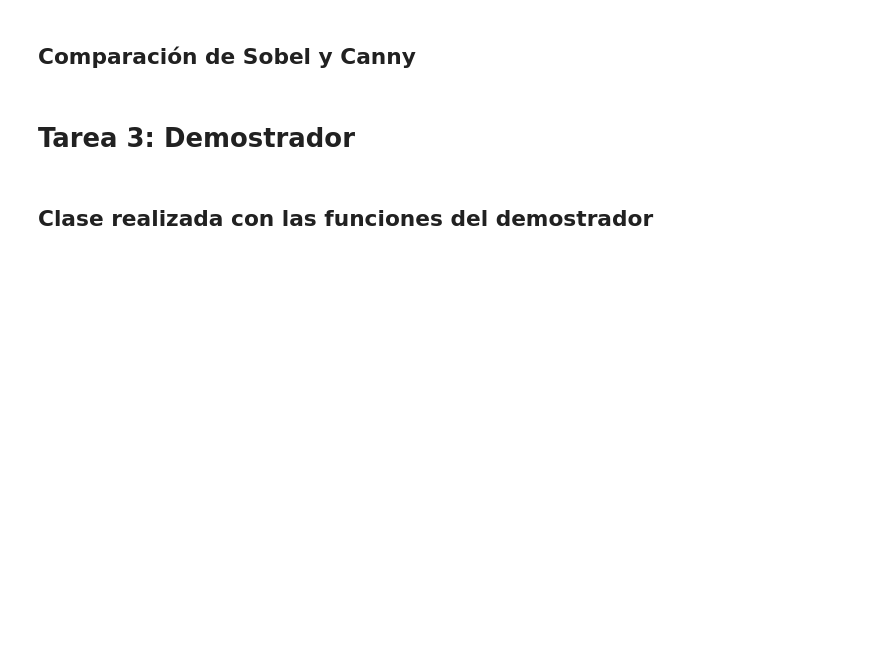
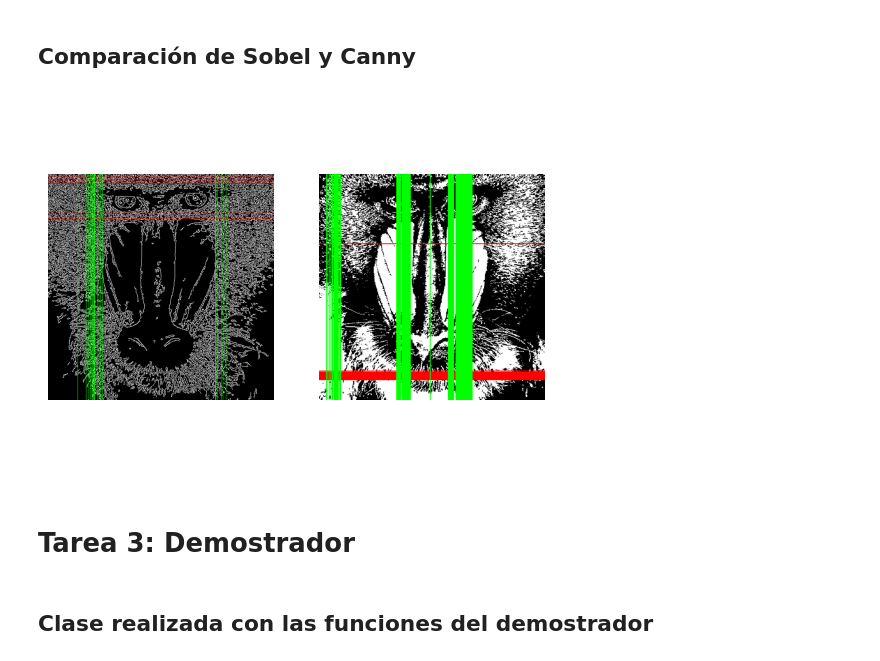
Before and after one commit to A-NullPointer/VC-P2, a Jupyter notebook: Practica2.ipynb, the cells around one changed output. Cells and saved outputs as stored; diff of their text form; code cells hidden in the pictures; blank space fills up the shorter version.

```diff
--- a/Practica2.ipynb
+++ b/Practica2.ipynb
@@ -132,5 +161,33 @@ plt.savefig('imgs/mandril_umbralizado_filas_columnas.jpg')
 # %% [markdown]
 ## Comparación de Sobel y Canny
+# %%
+_, threshold_image_canny = cv2.threshold(canny, threshold, 255, cv2.THRESH_BINARY)
+
+rows_canny = count_above(canny, .9, 1)
+columns_canny = count_above(canny, .9, 0)
+
+h, w = threshold_image_canny.shape
+threshold_image_canny = cv2.cvtColor(threshold_image_canny, cv2.COLOR_GRAY2RGB)
+
+for row, value in rows_canny.items():
+    cv2.line(threshold_image_canny, (0, row), (w, row), (255, 0, 0), 1)
+
+for col, value in columns_canny.items():
+    cv2.line(threshold_image_canny, (col, 0), (col, h), (0, 255, 0), 1)
+
+plt.figure()
+plt.axis('off')
+
+plt.subplot(1, 2, 1)
+plt.axis('off')
+plt.imshow(threshold_image_canny, cmap='gray')
+
+plt.subplot(1, 2, 2)
+plt.axis('off')
+plt.imshow(threshold_image, cmap='gray')
+plt.savefig('imgs/mandril_canny_vs_sobel.jpg')
+# %% [output]
+[figure, added]
 # %% [markdown]
 # Tarea 3: Demostrador
 # %% [markdown]
```
Also changed, not shown: parts of 9 cells of this notebook, 9 other files.
